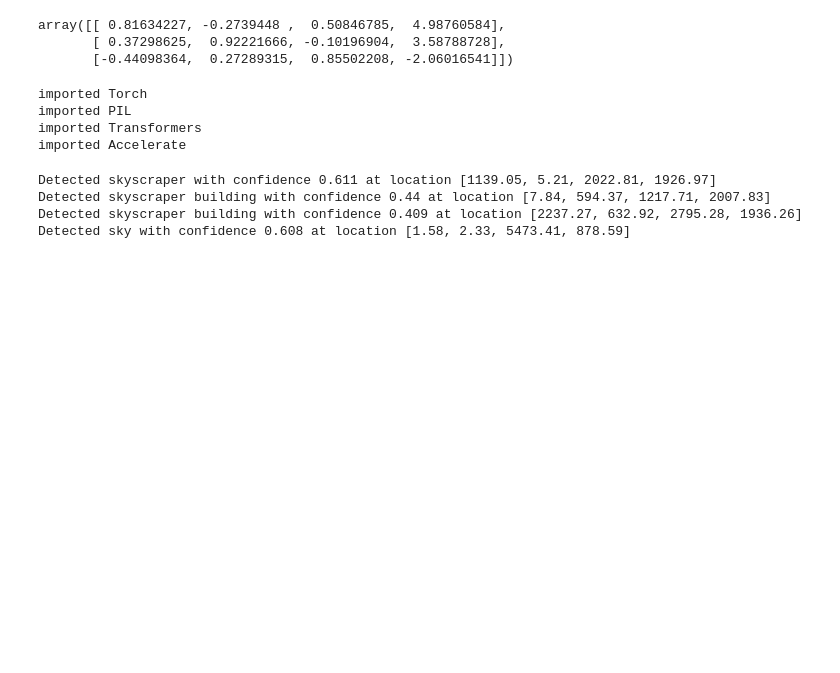
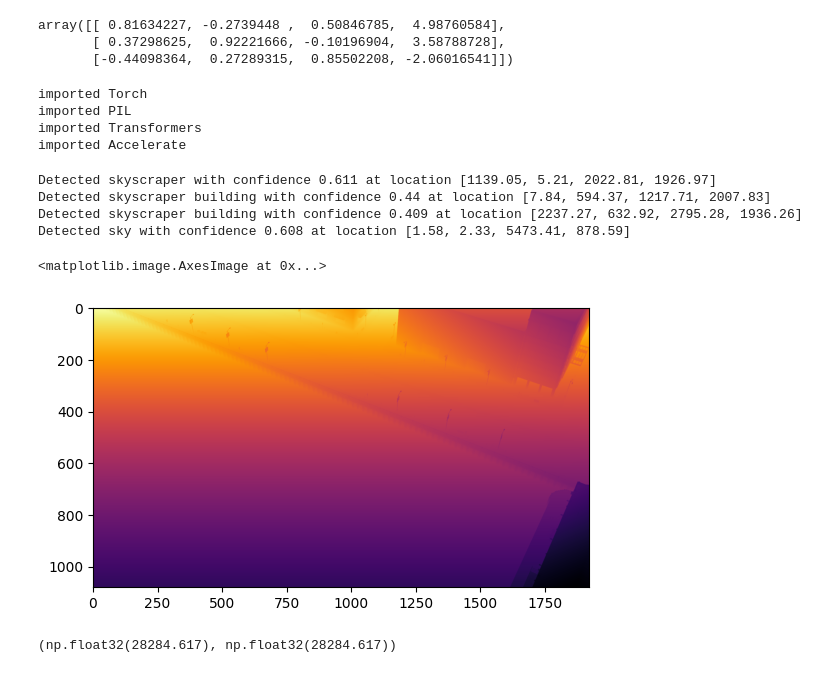
Before and after one commit to VamsiKrishna1211/CityScapesGS, a Jupyter notebook: tools/explorer.ipynb, the cells around one changed output. Drawn from its saved outputs; the diff is of its cells as text; code cells hidden in the pictures; blank space fills up the shorter version.

```diff
--- a/tools/explorer.ipynb
+++ b/tools/explorer.ipynb
@@ -640,3 +640,21 @@ class DetectionResult:
                                    ymin=detection_dict['box']['ymin'],
                                    xmax=detection_dict['box']['xmax'],
                                    ymax=detection_dict['box']['ymax']))
+# %%
+import os
+os.environ["OPENCV_IO_ENABLE_OPENEXR"] = "1"
+
+import cv2
+from matplotlib import pyplot as plt
+
+depth_img = cv2.imread("/home/exouser/CityScapesGS/data/Matrix-City/small_city/small_city_depth_float32/aerial/train/block_1_depth/0000.exr",  cv2.IMREAD_ANYCOLOR | cv2.IMREAD_ANYDEPTH)
+# %%
+depth_img_norm = (depth_img - depth_img.min()) / (depth_img.max() - depth_img.min())
+plt.imshow(depth_img_norm[:, :, 1], cmap='inferno')
+# %% [output]
+<matplotlib.image.AxesImage at 0x...>
+[figure, added]
+# %%
+depth_img[:, :, 1].max(), depth_img[:, :, 2].max()
+# %% [output]
+(np.float32(28284.617), np.float32(28284.617))
```
Also changed, not shown: 22 other files.
